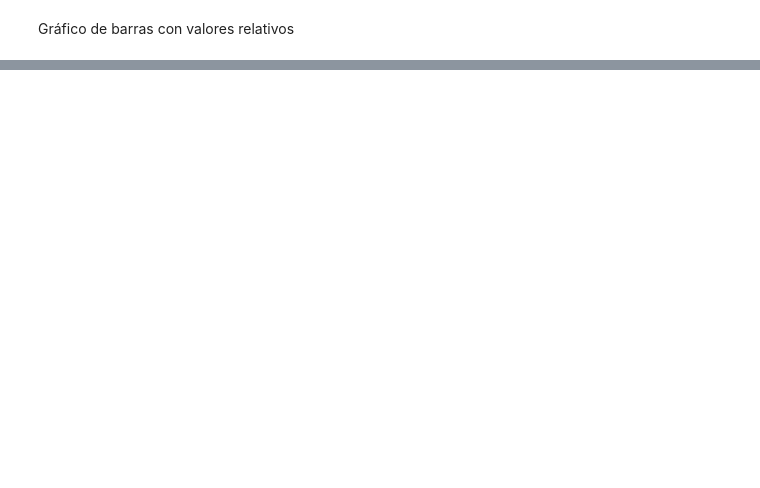
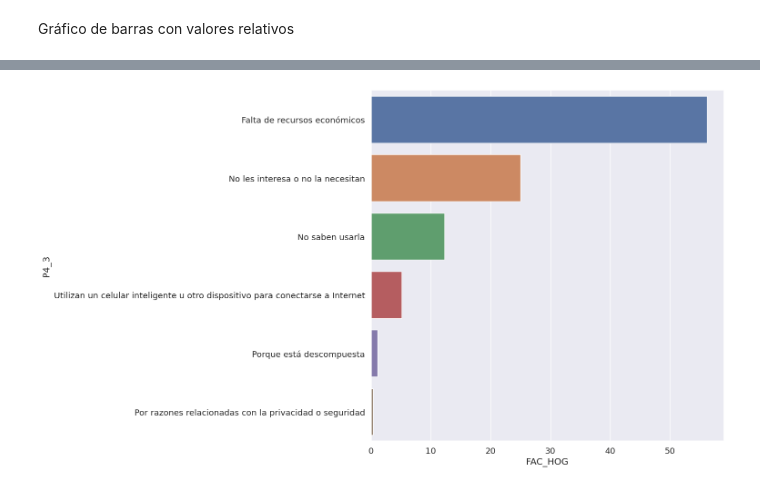
Before and after one commit to arturondg/PR-Brecha_Digital_Acceso_Mx, a Jupyter notebook: jupyter_notebooks/2.2.-First_Graphsv2.ipynb, the cells around one changed output, grey strips where cells are left out. Cells and saved outputs as stored; diff of their text form; code cells hidden in the pictures; blank space fills up the shorter version.

```diff
--- a/jupyter_notebooks/2.2.-First_Graphsv2.ipynb
+++ b/jupyter_notebooks/2.2.-First_Graphsv2.ipynb
@@ -426,0 +536,4 @@ plt.show()
+# %%
+df_pnocom["P4_3"] = df_pnocom["P4_3"].astype("object")
+df_pnocom = df_pnocom.replace([1, 2, 3, 4, 5, 6], ["Falta de recursos económicos", "No les interesa o no la necesitan", "No saben usarla", "Utilizan un celular inteligente u otro dispositivo para conectarse a Internet", "Porque está descompuesta", "Por razones relacionadas con la privacidad o seguridad"])
+df_pnocom["P4_3"].value_counts(dropna=False)
@@ -426,0 +548,5 @@ plt.show()
+# %%
+df_nocompu_graf = df_pnocom.groupby("P4_3").sum()
+df_nocompu_graf.reset_index(inplace=True)
+df_nocompu_graf = df_nocompu_graf.sort_values("FAC_HOG", ascending=False)
+df_nocompu_graf["FAC_HOG"]
@@ -426,0 +575,4 @@ plt.show()
+# %%
+Total_hog_nocomputadora = df_pnocom["FAC_HOG"].sum()
+df_nocompu_graf["FAC_HOG"] = ((df_nocompu_graf["FAC_HOG"] / Total_hog_nocomputadora) * 100).round(1)
+df_nocompu_graf
@@ -426,0 +587,11 @@ plt.show()
+# %%
+sns.set()
+plt.rcParams.update(plt.rcParamsDefault)
+# %%
+
+plt.figure(figsize=(10,10))
+sns.set(font_scale=1.2)
+ax = sns.barplot(data=df_nocompu_graf, y="P4_3", x="FAC_HOG")
+plt.show()
+# %% [output]
+[figure, added]
```
Also changed, not shown: parts of 37 cells of this notebook, 1 other file.
